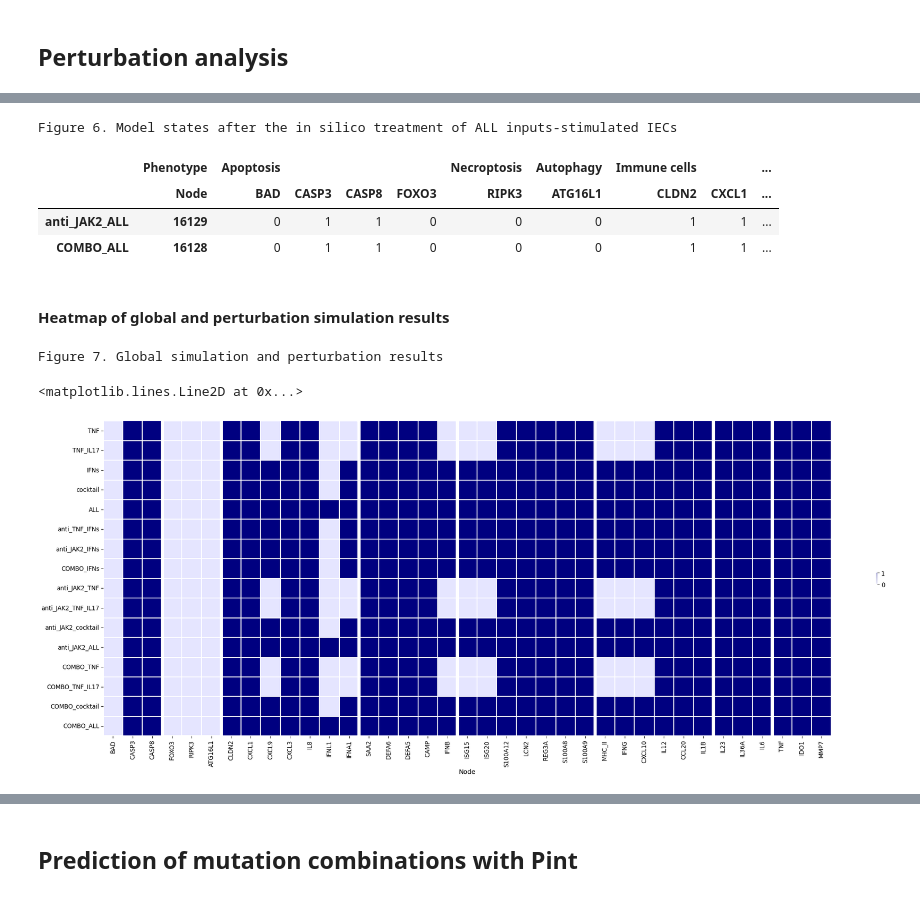
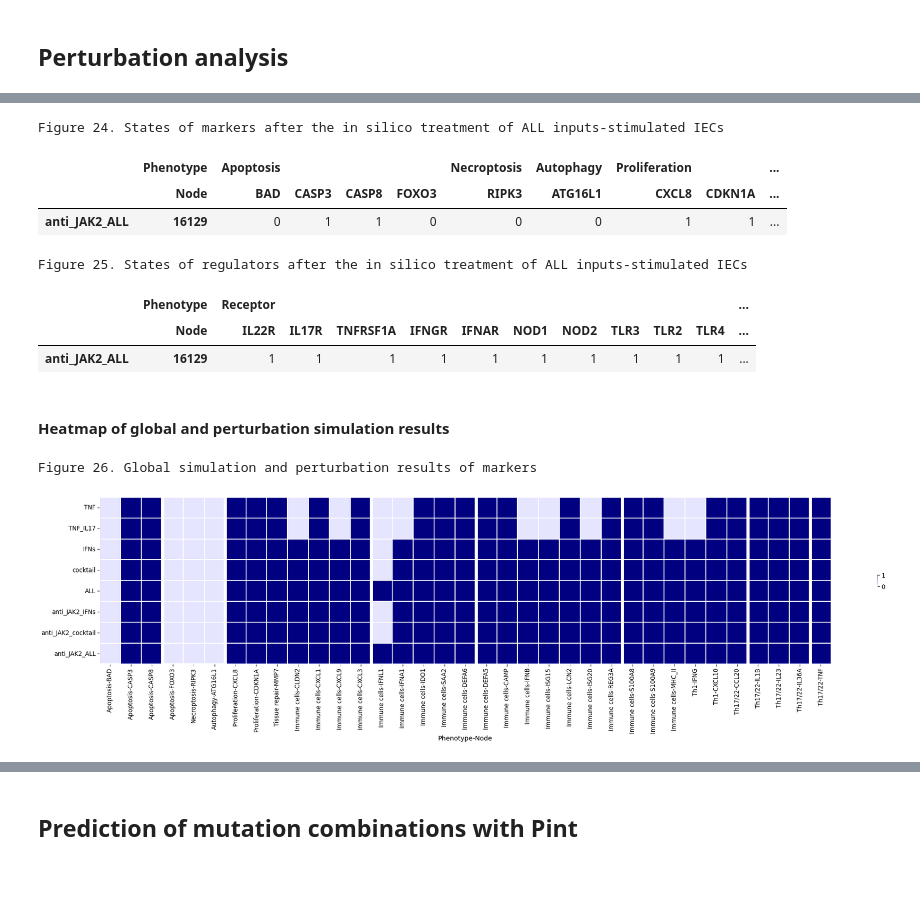
Before and after one commit to saraper/Supplementary_material, a Jupyter notebook: Model analysis/IBD_model_analysis.ipynb, the cells around one changed output, grey strips where cells are left out. Drawn from its saved outputs; the diff is of its cells as text; code cells hidden in the pictures.

```diff
--- a/Model analysis/IBD_model_analysis.ipynb
+++ b/Model analysis/IBD_model_analysis.ipynb
@@ -116,11 +117,13 @@ inpALL = ('IL22R == 1 & IL17R == 1 & TNFRSF1A == 1 & IFNGR == 1 & IFNAR == 1 & N
 
 #Prepare indexes with only output nodes
 
-markers = ['BAD', 'CASP3', 'CASP8', 'FOXO3', 'RIPK3', 'ATG16L1', 'CLDN2', 'CXCL1', 'CXCL9', 'CXCL3', 'IL8', 'IFNL1', 'IFNA1', 'SAA2', 'DEFA6', 'DEFA5', 'CAMP','IFNB', 'ISG15', 'ISG20', 'S100A12', 'LCN2', 'REG3A' , 'S100A8', 'S100A9', 'MHC_II', 'IFNG', 'CXCL10', 'IL12', 'CCL20','IL1B', 'IL23', 'IL36A', 'IL6', 'TNF','IDO1', 'MMP7']
-phen_arrays = [[ 'Apoptosis', 'Apoptosis', 'Apoptosis','Apoptosis', 'Necroptosis', 'Autophagy' , 'Immune cells' , 'Immune cells', 'Immune cells', 'Immune cells' , 'Immune cells' ,'Immune cells', 'Immune cells','Immune cells', 'Immune cells', 'Immune cells', 'Immune cells', 'Immune cells','Immune cells', 'Immune cells', 'Immune cells','Immune cells','Immune cells','Immune cells','Immune cells','Immune cells','Th1', 'Th1', 'Th1', 'Th17/22', 'Th17/22', 'Th17/22', 'Th17/22', 'Th17/22', 'Th17/22', 'Treg', 'Tissue repair'],
+markers = ['BAD', 'CASP3', 'CASP8', 'FOXO3', 'RIPK3', 'ATG16L1', 'CXCL8', 'CDKN1A', 'MMP7', 'CLDN2', 'CXCL1', 'CXCL9', 'CXCL3', 'IFNL1', 'IFNA1', 'IDO1', 'SAA2', 'DEFA6', 'DEFA5', 'CAMP','IFNB', 'ISG15', 'LCN2', 'ISG20', 'REG3A' , 'S100A8', 'S100A9', 'MHC_II', 'IFNG', 'CXCL10', 'CCL20','IL1B', 'IL23','IL36A','TNF']
+phen_arrays = [[ 'Apoptosis', 'Apoptosis', 'Apoptosis','Apoptosis', 'Necroptosis', 'Autophagy' , 'Proliferation', 'Proliferation' , 'Tissue repair', 'Immune cells', 'Immune cells' , 'Immune cells' ,'Immune cells','Immune cells', 'Immune cells', 'Immune cells', 'Immune cells', 'Immune cells','Immune cells', 'Immune cells','Immune cells','Immune cells','Immune cells','Immune cells', 'Immune cells', 'Immune cells', 'Immune cells', 'Immune cells','Th1', 'Th1', 'Th17/22', 'Th17/22', 'Th17/22', 'Th17/22', 'Th17/22'],
               markers]
-infl_markers = ['CLDN2', 'CXCL1', 'CXCL3', 'IL8', 'IFNL1', 'IFNA1', 'DEFA6', 'DEFA5', 'CAMP','IFNB', 'ISG15', 'ISG20', 'S100A12', 'LCN2', 'S100A8', 'S100A9', 'MHC_II', 'IFNG', 'IL12', 'CCL20', 'REG3A' ,'IL1B', 'IL23', 'IL36A', 'IL6', 'TNF']
-fate_markers = ['BAD', 'CASP3', 'CASP8', 'FOXO3', 'RIPK3', 'ATG16L1']
+
+regulators= ['IL22R', 'IL17R', 'TNFRSF1A', 'IFNGR','IFNAR','NOD1','NOD2','TLR3', 'TLR2', 'TLR4', 'TLR5', 'IL1R', 'IFNLR','ROS','AKT','COX2','DUOX2','FADD','IKBKB','IKBKG','IRAK_complex','JAK1_TYK2','JAK1_JAK2','JNK1', 'mTORC1', 'MYD88','NFKBIA', 'P38','PGE2','PI3K','PPARG','PTEN','PTPA','PTPN2','RIPK1','RIPK2','SOCS3','TAK1','TBK1','TICAM1','TNFAIP3','Tollip','TRADD','TRAF2','TRAF3IP2','TRAF6','TSC1', 'AP1', 'CREB1','IRF_complex', 'ISGF3', 'NFKB', 'STAT1','STAT3','IRF1']
+reg_arrays = [['Receptor','Receptor','Receptor','Receptor','Receptor','Receptor','Receptor','Receptor','Receptor','Receptor','Receptor','Receptor','Receptor', 'ROS','Signaling protein', 'Signaling protein','Signaling protein','Signaling protein','Signaling protein','Signaling protein','Signaling protein','Signaling protein','Signaling protein','Signaling protein','Signaling protein','Signaling protein','Signaling protein','Signaling protein','Signaling protein','Signaling protein','Signaling protein','Signaling protein','Signaling protein','Signaling protein','Signaling protein','Signaling protein','Signaling protein','Signaling protein','Signaling protein','Signaling protein','Signaling protein','Signaling protein','Signaling protein','Signaling protein','Signaling protein','Signaling protein','Signaling protein','Transcription factor','Transcription factor','Transcription factor','Transcription factor','Transcription factor','Transcription factor','Transcription factor','Transcription factor']
+              ,regulators]
 # %%
 # Compute stable states
 fixpoints = biolqm.fixpoints(lqm_model)
@@ -274,7 +399,7 @@ The heatmap from the RNAseq expression data acquired from patients with IBD, CD
 #Define perturbations and inputs
 anti_TNF = biolqm.perturbation(lqm_model, "TNF_e%0")
 anti_JAK2 = biolqm.perturbation(lqm_model, "JAK1_JAK2%0")
-COMBO = biolqm.perturbation(lqm_model, "TNF_e%0"  "JAK1_JAK2%0")
+COMBO = biolqm.perturbation(lqm_model, "TNF_e%0 JAK1_JAK2%0")
 # %% [markdown]
 The code below performs perturbation simulations in all four conditions (Th17/22, Th1, TH1_17 and PRRs). The defined perturbations are:
 
@@ -322,7 +481,7 @@ Figure 7. Model states after the in silico treatment of TNF-stimulated IECs
 # %%
 # Perform perturbation analysis for Th1 cytokines
-anti_TNF_TNF_IL17fp = anti_TNF_fps_df.query(inpTNF_IL17)
-anti_TNF_TNF_IL17 = anti_TNF_TNF_IL17fp[markers]
+anti_TNF_TNF_IL17_fp = anti_TNF_fps_df.query(inpTNF_IL17)
+anti_TNF_TNF_IL17 = anti_TNF_TNF_IL17_fp[markers]
 anti_TNF_TNF_IL17.columns = pd.MultiIndex.from_arrays(phen_arrays, names=['Phenotype', 'Node'])
 anti_TNF_TNF_IL17_df = pd.DataFrame(anti_TNF_TNF_IL17)
 
@@ -338,7 +497,7 @@ COMBO_TNF_IL17_df = pd.DataFrame(COMBO_TNF_IL17)
 
 
 frames_TNF_IL17 = [anti_TNF_TNF_IL17_df, anti_JAK2_TNF_IL17_df, COMBO_TNF_IL17_df]
-pert_TNF_IL17 = pd.concat(frames_TNF, keys=["anti_TNF_TNF_IL17", "anti_JAK2_TNF_IL17", "COMBO_TNF_IL17"])
-print("Figure 4. Model states after the in silico treatment of  TNF and IL17-stimulated IECs")
+pert_TNF_IL17 = pd.concat(frames_TNF_IL17, keys=["anti_TNF_TNF_IL17", "anti_JAK2_TNF_IL17", "COMBO_TNF_IL17"])
+print("Figure 18. States of markers after the in silico treatment of  TNF and IL17-stimulated IECs")
 pert_TNF_IL17
 # %% [output]
@@ -435,57 +680,90 @@ COMBO_ALL_df = COMBO_ALL_df.drop_duplicates()
 
 frames_ALL = [anti_TNF_ALL_df, anti_JAK2_ALL_df, COMBO_ALL_df]
 pert_ALL = pd.concat(frames_ALL, keys=["anti_TNF_ALL", "anti_JAK2_ALL", "COMBO_ALL"])
-print("Figure 6. Model states after the in silico treatment of ALL inputs-stimulated IECs")
+print("Figure 24. States of markers after the in silico treatment of ALL inputs-stimulated IECs")
 pert_ALL
 # %% [output]
-Figure 6. Model states after the in silico treatment of ALL inputs-stimulated IECs
+Figure 24. States of markers after the in silico treatment of ALL inputs-stimulated IECs
-|  | Phenotype | Apoptosis |  |  |  | Necroptosis | Autophagy | Immune cells |  | ... |
-|  | Node | BAD | CASP3 | CASP8 | FOXO3 | RIPK3 | ATG16L1 | CLDN2 | CXCL1 | ... |
+|  | Phenotype | Apoptosis |  |  |  | Necroptosis | Autophagy | Proliferation |  | ... |
+|  | Node | BAD | CASP3 | CASP8 | FOXO3 | RIPK3 | ATG16L1 | CXCL8 | CDKN1A | ... |
 | anti_JAK2_ALL | 16129 | 0 | 1 | 1 | 0 | 0 | 0 | 1 | 1 | ... |
-| COMBO_ALL | 16128 | 0 | 1 | 1 | 0 | 0 | 0 | 1 | 1 | ... |
+# %%
+# Perform perturbation analysis for PRR signalling
+ranti_TNF_ALL_fp = anti_TNF_fps_df.query(inpALL)
+ranti_TNF_ALL = ranti_TNF_ALL_fp[regulators]
+ranti_TNF_ALL.columns = pd.MultiIndex.from_arrays(reg_arrays, names=['Phenotype', 'Node'])
+ranti_TNF_ALL_df = pd.DataFrame(ranti_TNF_ALL)
+
+
+ranti_JAK2_ALL_fp = anti_JAK2_fps_df.query(inpALL)
+ranti_JAK2_ALL = ranti_JAK2_ALL_fp[regulators]
+ranti_JAK2_ALL.columns = pd.MultiIndex.from_arrays(reg_arrays, names=['Phenotype', 'Node'])
+ranti_JAK2_ALL_df = pd.DataFrame(ranti_JAK2_ALL)
+ranti_JAK2_ALL_df = ranti_JAK2_ALL_df.drop_duplicates()
+
+
+
+rCOMBO_ALL_fp = COMBO_fps_df.query(inpALL)
+rCOMBO_ALL = rCOMBO_ALL_fp[regulators]
+rCOMBO_ALL.columns = pd.MultiIndex.from_arrays(reg_arrays, names=['Phenotype', 'Node'])
+rCOMBO_ALL_df = pd.DataFrame(rCOMBO_ALL)
+rCOMBO_ALL_df = rCOMBO_ALL_df.drop_duplicates()
+
+
+
+
+
+frames_ALL = [ranti_TNF_ALL_df, ranti_JAK2_ALL_df, rCOMBO_ALL_df]
+pert_ALL = pd.concat(frames_ALL, keys=["anti_TNF_ALL", "anti_JAK2_ALL", "COMBO_ALL"])
+print("Figure 25. States of regulators after the in silico treatment of ALL inputs-stimulated IECs")
+pert_ALL
+# %% [output]
+Figure 25. States of regulators after the in silico treatment of ALL inputs-stimulated IECs
+|  | Phenotype | Receptor |  |  |  |  |  |  |  |  |  | ... |
+|  | Node | IL22R | IL17R | TNFRSF1A | IFNGR | IFNAR | NOD1 | NOD2 | TLR3 | TLR2 | TLR4 | ... |
+| anti_JAK2_ALL | 16129 | 1 | 1 | 1 | 1 | 1 | 1 | 1 | 1 | 1 | 1 | ... |
 # %% [markdown]
 #### Heatmap of global and perturbation simulation results
 # %%
-frames = [TNF_fp, TNF_IL17_fp, IFNs_fp, cocktail_fp, ALL_fp, anti_TNF_TNF_df,anti_TNF_TNF_IL17_df, anti_TNF_IFNs_df, anti_JAK2_IFNs_df, COMBO_IFNs_df, anti_TNF_cocktail_df, anti_TNF_ALL_df, anti_JAK2_TNF_df, anti_JAK2_TNF_IL17_df, anti_JAK2_cocktail_df, anti_JAK2_ALL_df, COMBO_TNF_df, COMBO_TNF_IL17_df, COMBO_cocktail_df, COMBO_ALL_df]
-all_results = pd.concat(frames, keys=["TNF","TNF_IL17", "IFNs", "cocktail", "ALL", "anti_TNF_TNF","anti_TNF_TNF_IL17","anti_TNF_IFNs", "anti_JAK2_IFNs", "COMBO_IFNs", "anti_TNF_cocktail", "anti_TNF_ALL", "anti_JAK2_TNF", "anti_JAK2_TNF_IL17","anti_JAK2_cocktail", "anti_JAK2_ALL", "COMBO_TNF", "COMBO_TNF_IL17", "COMBO_cocktail", "COMBO_ALL"] )
+frames = [TNF_fp, TNF_IL17_fp, IFNs_fp, cocktail_fp, ALL_fp,anti_TNF_TNF_IL17_df,anti_TNF_cocktail_df, anti_TNF_ALL_df, anti_JAK2_IFNs_df, anti_JAK2_cocktail_df, anti_JAK2_ALL_df, COMBO_cocktail_df, COMBO_ALL_df]
+all_results = pd.concat(frames, keys=["TNF","TNF_IL17", "IFNs", "cocktail", "ALL","anti_TNF_TNF_IL17", "anti_TNF_cocktail", "anti_TNF_ALL", "anti_JAK2_IFNs","anti_JAK2_cocktail", "anti_JAK2_ALL", "COMBO_cocktail", "COMBO_ALL"] )
 all_results.index = all_results.index.droplevel(1)
-all_results.columns = all_results.columns.droplevel(0)
+#all_results.columns = all_results.columns.droplevel(0)
 
-print("Figure 7. Global simulation and perturbation results")
+print("Figure 26. Global simulation and perturbation results of markers")
 fig, ax = plt.subplots(figsize=(36, 46))
 sns.set_context("paper", font_scale=1.5)
 
 def NonLinCdict(steps, hexcol_array):
     cdict = {'red': (), 'green': (), 'blue': ()}
     for s, hexcol in zip(steps, hexcol_array):
         rgb = matplotlib.colors.hex2color(hexcol)
         cdict['red'] = cdict['red'] + ((s, rgb[0], rgb[0]),)
         cdict['green'] = cdict['green'] + ((s, rgb[1], rgb[1]),)
         cdict['blue'] = cdict['blue'] + ((s, rgb[2], rgb[2]),)
     return cdict
 
 #fig, ax = plt.subplots(figsize=(36, 46))
 sns.set_context("paper", font_scale=1.5)
 
 hc = ['#e5e5ff', '#acacdf', '#7272bf', '#39399f', '#000080']
 th = [0, 0.1, 0.5, 0.9, 1]
 
 cdict = NonLinCdict(th, hc)
 cm = LinearSegmentedColormap('test', cdict)
 
 f = sns.heatmap(all_results, cmap = cm, square = True, linewidth=0.1, cbar_kws={"shrink": .01})
 
 ax.axvline(3, 0, 5, linewidth=7, c='white')
 ax.axvline(6, 0, 5, linewidth=7, c='white')
 ax.axvline(13, 0, 5, linewidth=7, c='white')
 ax.axvline(18, 0, 5, linewidth=7, c='white')
 ax.axvline(25, 0, 5, linewidth=7, c='white')
 ax.axvline(31, 0, 5, linewidth=7, c='white')
 ax.axvline(34, 0, 5, linewidth=7, c='white')
 #f.figure.savefig('simulations.pdf', dpi = 300)
 
-#f.figure.savefig('simulations.png')
+f.figure.savefig('simulations.png')
 # %% [output]
-Figure 7. Global simulation and perturbation results
+Figure 26. Global simulation and perturbation results of markers
-<matplotlib.lines.Line2D at 0x...>
-[figure, old version]
+[figure, new version]
```
Also changed, not shown: parts of 52 cells of this notebook, 2 other files.
